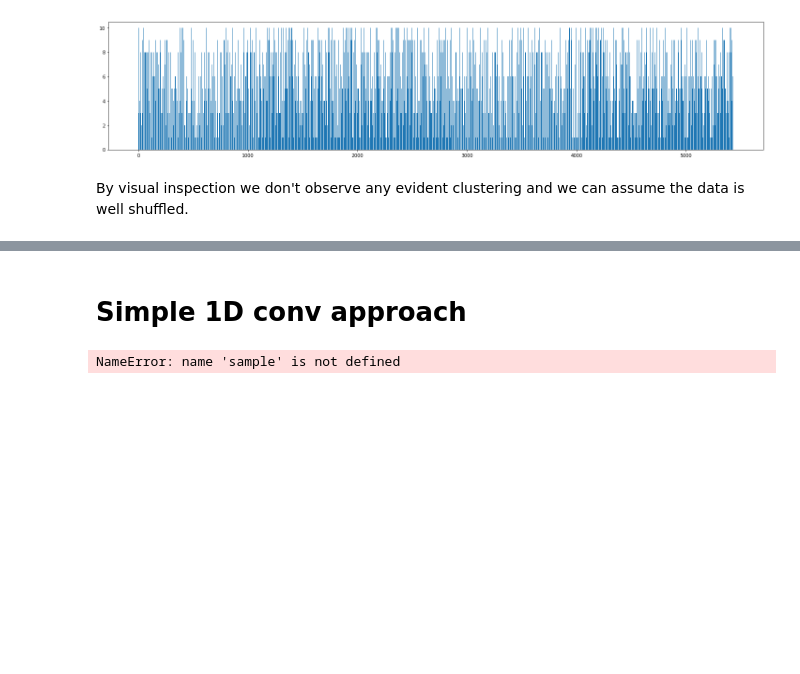
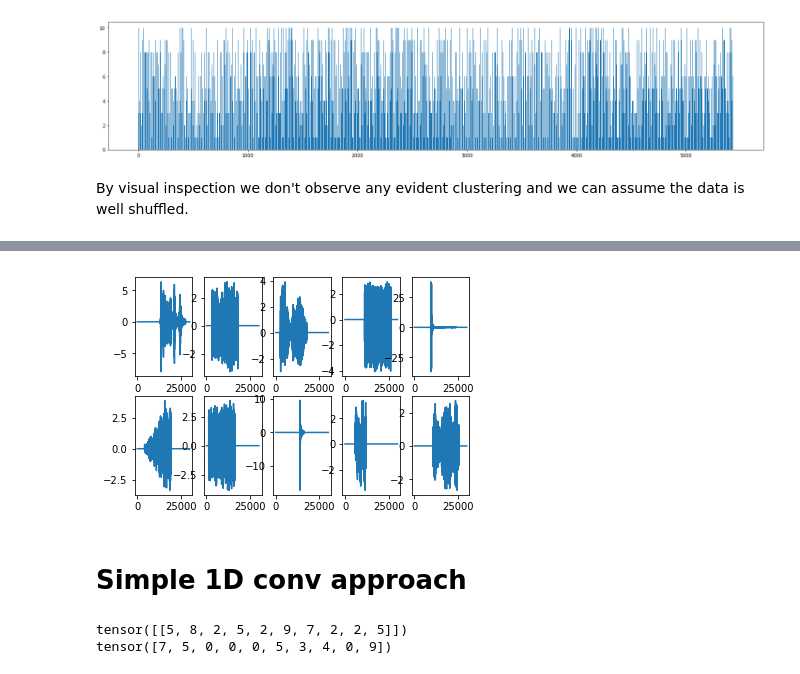
Before and after one commit to jacosol/UrbanSoundClassification, a Jupyter notebook: IpythonNotebooks/DatasetHandsOn.ipynb, the cells around one changed output, grey strips where cells are left out. Drawn from its saved outputs; the diff is of its cells as text; code cells hidden in the pictures; blank space fills up the shorter version.

Commit message:
wrote 2D classifier and implemented learning curves in notebook

```diff
--- a/IpythonNotebooks/DatasetHandsOn.ipynb
+++ b/IpythonNotebooks/DatasetHandsOn.ipynb
@@ -101,4 +122,4 @@ files [1484]
 ## Dataset labels distribution
 Next, let's check wheter we have a similar number of audio examples for each of the classes we want to classifiy. To do that we first load the train.csv file as a pandas dataframe, then we look at the number of different counts for each label.
 # %%
-infos = pd.read_csv(os.path.join(pathtrial, "test.csv"))
+infos = pd.read_csv(os.path.join(trainpath, "train.csv"))
@@ -172,7 +196,18 @@ By visual inspection we don't observe any evident clustering and we can assume t
 # %%
-class UrbanSoundDataset(Dataset):
+import numpy as np
+import librosa as lb
+import pandas as pd
+import torch
+import glob
+import os
+from torch.utils.data import Dataset
 
-    def __init__(self, datapath, transforms, model_mode, sample_len=4 * 5000):
+def rollT(x, n):
+    return torch.cat((x[-n:], x[:-n]))
+
+class UrbanSoundDataset_aug(Dataset):
+
+    def __init__(self, datapath, transforms, model_mode, sample_len=6 * 5000):
         self.model_mode = model_mode
         self.sample_len = sample_len
         self.path = datapath
@@ -197,11 +232,19 @@ class UrbanSoundDataset(Dataset):
         sample, sr = lb.load(self.files[index], sr=5000, mono=True)
         sample = sample - np.mean(sample)
         sample = sample / np.std(sample)
+        sample = sample[:int(self.sample_len/2)]
         if len(sample) < self.sample_len:
-            sample = np.insert(sample, len(sample), np.zeros(self.sample_len - len(sample)))
+            tmplen = len(sample)
+            sample = np.insert(sample, 0, np.zeros(1+int(0.5 * (self.sample_len - tmplen) )))
+            sample = np.insert(sample, len(sample), np.zeros(1+int(0.5 * (self.sample_len - tmplen) )))
         if len(sample) > self.sample_len:
             sample = sample[:self.sample_len]
+        roll_len_max = int(self.sample_len/4)
+
+        roll_len = int( (np.random.uniform()*2 -1) *roll_len_max )
         sample = torch.FloatTensor(sample)
+        sample = rollT(sample, roll_len)
+
         sample = np.expand_dims(sample, 0)
 
         if self.transforms:
@@ -217,4 +260,4 @@ class UrbanSoundDataset(Dataset):
     def __len__(self):
         return self.len
 # %%
-train_dataset = UrbanSoundDataset(trainpath, None, 'train')
+train_dataset = UrbanSoundDataset_aug(trainpath, None, 'train')
@@ -234,0 +264,6 @@ next(iter(train_loader))
+# %%
+train_loader = DataLoader(train_dataset, 10, shuffle = True)
+sample, labels = next(iter(train_loader))
+print(sample)
+print(labels)
+#the zeros at the beginning/end are due to the padding given the data augmentation implementation
@@ -235,3 +285,12 @@ next(iter(train_loader))
+# %%
+# visualize a minibatch
+fig = plt.figure()
+for s, i in zip(sample.numpy(), range(len(sample))):
+    fig.add_subplot(2, int(len(sample)/2), i+1)
+    plt.plot(s[0])
+plt.show()
+# %% [output]
+[figure, added]
 # %% [markdown]
 # Simple 1D conv approach
 # %%
@@ -276,7 +339,11 @@ class Classifier1D(nn.Module):
         return x
-# %%
-sample.shape
-# %% [output]
-NameError: name 'sample' is not defined
 # %%
 model = Classifier1D()
+# %%
+# let's see how our random untrained model perform on a random sample
+sample, label = next(iter(train_loader))
+print(torch.exp(model(sample)).topk(1,dim=1)[1].t())
+print(label)
+# %% [output]
+tensor([[5, 8, 2, 5, 2, 9, 7, 2, 2, 5]])
+tensor([7, 5, 0, 0, 0, 5, 3, 4, 0, 9])
```
Also changed, not shown: parts of 46 cells of this notebook, 7 other files.
